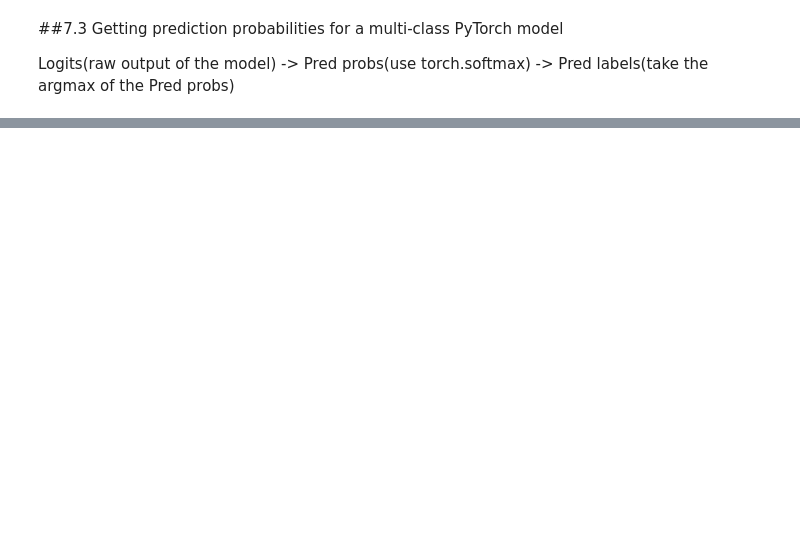
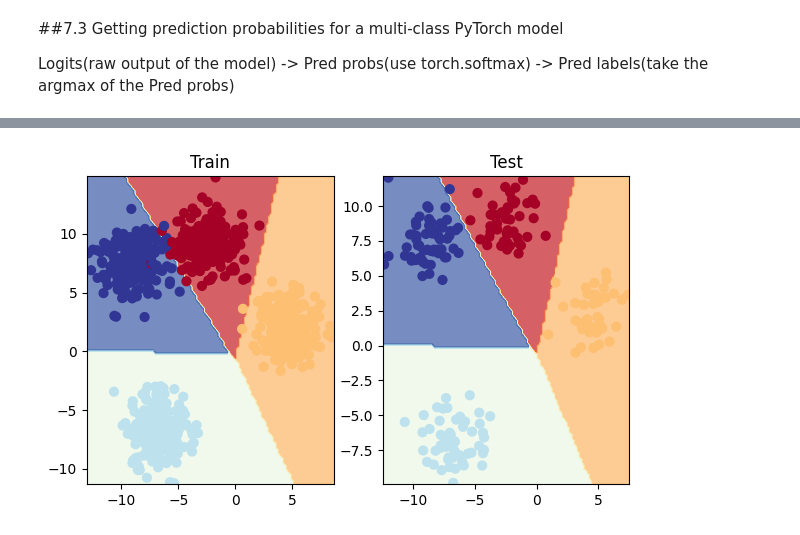
Before and after one commit to jamshid719/pytorch_dive_deep, a Jupyter notebook: 01_pytorch_workflow_classification.ipynb, the cells around one changed output, grey strips where cells are left out. Cells and saved outputs as stored; diff of their text form; code cells hidden in the pictures; blank space fills up the shorter version.

```diff
--- a/01_pytorch_workflow_classification.ipynb
+++ b/01_pytorch_workflow_classification.ipynb
@@ -907,7 +907,7 @@ X_blob, y_blob = make_blobs(
 
 # 2. Turn data into tensors
 X_blob = torch.from_numpy(X_blob).type(torch.float)
-y_blob = torch.from_numpy(y_blob).type(torch.float)
+y_blob = torch.from_numpy(y_blob).type(torch.long)
 
 # 3. Split into train and test
 X_blob_train, X_blob_test, y_blob_train, y_blob_test = train_test_split(
@@ -1059,0 +1186,13 @@ tensor([0, 2, 2, 0, 0, 2, 2, 0, 2, 0, 2, 0, 0, 0, 0, 2, 2, 2, 2, 2, 2, 0, 2, 2,
+# %%
+# 4. Plot data (visualize, visualize, visualize)
+plt.figure(figsize=(7, 4))
+
+plt.subplot(1, 2, 1)
+plt.title("Train")
+plot_decision_boundary(model_4, X_blob_train, y_blob_train)
+
+plt.subplot(1, 2, 2)
+plt.title("Test")
+plot_decision_boundary(model_4, X_blob_test, y_blob_test)
+# %% [output]
+[figure, added]
```
Also changed, not shown: parts of 20 cells of this notebook.
